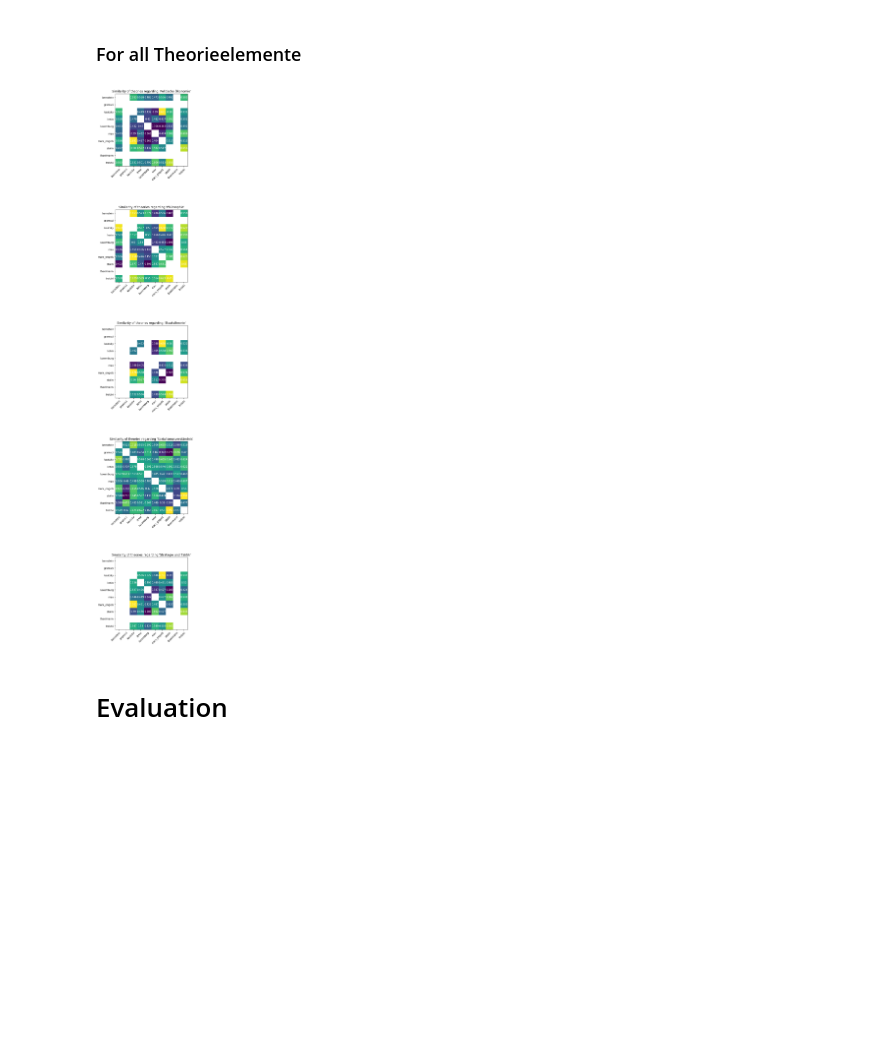
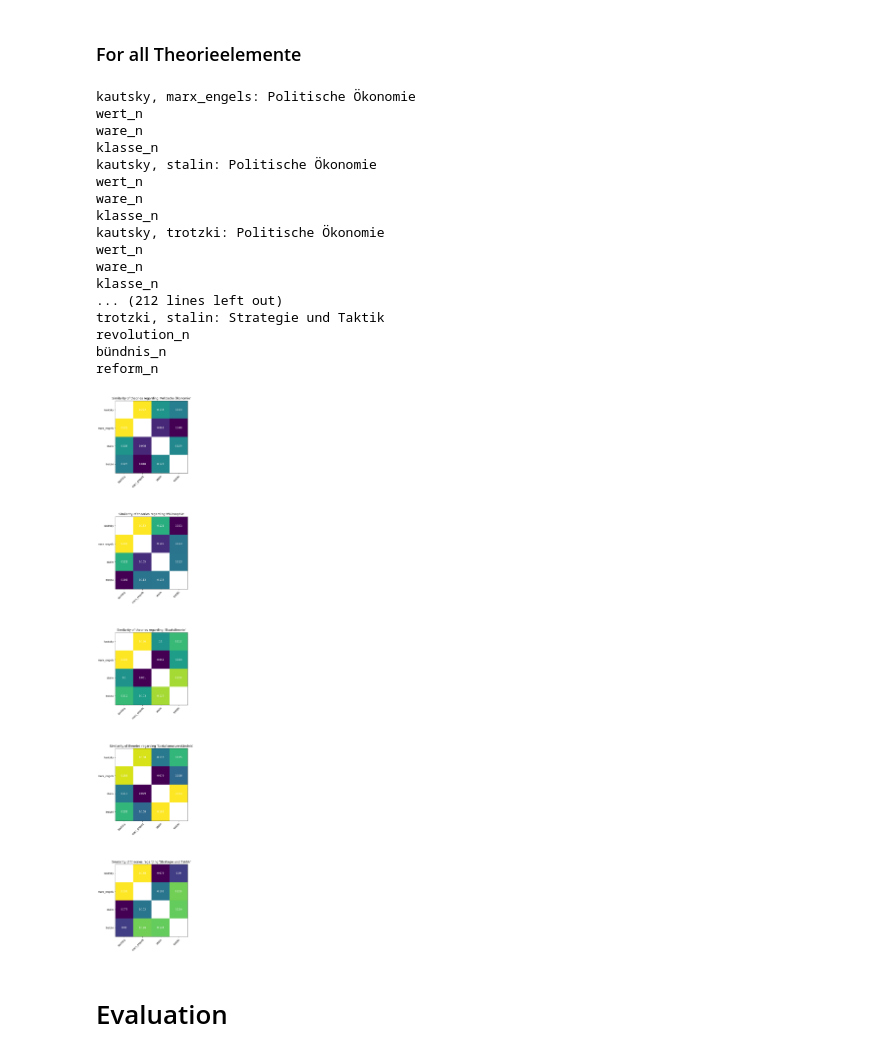
Before and after one commit to heinp/germarxcor, a Jupyter notebook: code/theory_embeddings.ipynb, the cells around one changed output. Cells and saved outputs as stored; diff of their text form; code cells hidden in the pictures; blank space fills up the shorter version.

Commit message:
analysis of models

```diff
--- a/code/theory_embeddings.ipynb
+++ b/code/theory_embeddings.ipynb
@@ -151,0 +217,11 @@ model = KeyedVectors.load("../models/all_annotated.model", mmap="r")
+# %%
+for pair in combs:
+    for i in range(len(terms)):
+        b = i*100
+        e = b+100
+        x_values = [i for i in range(100, 10001, 100)]
+        y_values = np.array(100*data["-".join(pair)][b:e])/np.array(x_values)
+        plt.plot(x_values, y_values)
+plt.xlabel("TopN compared")
+plt.ylabel("shared words (in %)")
+plt.savefig("figures/shared_words.pdf")
@@ -214,6 +320,7 @@ def rls(l1, l2):
 # %%
 def theory_similarity(a1, a2, element, method="cos", threshold=None):
-    if method not in ["cos", "rls", "aa"]:
+    print(f"{a1}, {a2}: {element}")
+    if method not in ["cos", "rls", "aa", "cnt", "cnt_p"]:
         raise ValueError(f"Method '{method}' does not exist")
 
     if method == "cos":
@@ -240,6 +347,11 @@ def theory_similarity(a1, a2, element, method="cos", threshold=None):
                 sim = model.similarity(f"{term}_{a1}", f"{term}_{a2}")
             except KeyError:
                 return np.nan
+        elif method == "cnt":
+            sim = 1- cosine(get_cnt_vector(term, models[a1]), get_cnt_vector(term, models[a2]))
+        elif method == "cnt_p":
+            print(term)
+            sim = 1- cosine(get_cnt_vector(term, models[a1], pmi=True), get_cnt_vector(term, models[a2], pmi=True))
         sims.append(sim)
 
     return sum(sims)/ len(sims)
@@ -286,17 +398,22 @@ plt.show()
 # %% [markdown]
 ### For all Theorieelemente
 # %%
-method = "cos"
 # "cos" for cosine similarity between most similar words
 # "rls" for ranked list similarity between most similar words
 # "aa"  for cosine between annotated keywords in model trained on whole corpus
+# "cnt" for cosine between count vectors
+method = "cnt_p"
 
-threshold = .4
 # minimal similarity for similar words to be taken into account
 # use None if it shouldnt be used
+threshold = None
 
-if method == "aa" and threshold is not None:
-    warn("threshold is not used with 'aa'.")
+these_authors = sorted(["marx_engels", "stalin", "trotzki", "kautsky"])
+# these_authors = sorted(["marx_engels", "stalin", "trotzki", "kautsky", "lenin", "gramsci", "luxemburg", "thaelmann", "bernstein", "mao"])
+
+
+if method in ["aa", "cnt", "cnt_p"] and threshold is not None:
+    warn(f"threshold is not used with '{method}'.")
 
 fig, axes = plt.subplots(len(all_terms), figsize=(10, 40))
 
@@ -304,9 +421,9 @@ results = defaultdict(lambda: defaultdict(lambda: defaultdict(float)))  # store
 
 for ax, elem in zip(axes, all_terms.keys()):
     all_sims = []
-    for a1 in authors:
+    for a1 in these_authors:
         values = []
-        for a2 in authors:
+        for a2 in these_authors:
             s1, s2 = sorted((a1, a2))
             if a1 == a2:
                 values.append(np.nan)
@@ -315,41 +432,58 @@ for ax, elem in zip(axes, all_terms.keys()):
                 v = theory_similarity(a1, a2, elem, method=method, threshold=threshold)
                 values.append(v)
                 results[elem][s1][s2] = v
         all_sims.append(values)
 
     ax.imshow(all_sims)
 
     # We want to show all ticks...
-    ax.set_xticks(np.arange(len(authors)))
-    ax.set_yticks(np.arange(len(authors)))
+    ax.set_xticks(np.arange(len(these_authors)))
+    ax.set_yticks(np.arange(len(these_authors)))
     # ... and label them with the respective list entries
-    ax.set_xticklabels(authors)
-    ax.set_yticklabels(authors)
+    ax.set_xticklabels(these_authors)
+    ax.set_yticklabels(these_authors)
 
     # Rotate the tick labels and set their alignment.
     plt.setp(ax.get_xticklabels(), rotation=45, ha="right",rotation_mode="anchor")
 
     # Loop over data dimensions and create text annotations.
-    for i in range(len(authors)):
-        for j in range(len(authors)):
+    for i in range(len(these_authors)):
+        for j in range(len(these_authors)):
             ax.text(j, i, round(all_sims[i][j], 3),
                            ha="center", va="center", color="w")
 
     ax.set_title(f"Similarity of theories regarding '{elem}'")
 
 method_label = method
-if threshold is not None and method != "aa":
+if threshold is not None and method not in  ["aa", "cnt", "cnt_p"]:
     method_label+= f"_t{int(threshold*10)}"
 
 #fig.tight_layout()
 plt.subplots_adjust(hspace=.6)
 plt.savefig(f"figures/similarity_heatmap_{method_label}.pdf")
 
 # store data
 with open(f"similarities_{method_label}.json", "w") as json_file:
     json.dump(results, json_file)
 # %% [output]
+kautsky, marx_engels: Politische Ökonomie
+wert_n
+ware_n
+klasse_n
+kautsky, stalin: Politische Ökonomie
+wert_n
+ware_n
+klasse_n
+kautsky, trotzki: Politische Ökonomie
+wert_n
+ware_n
+klasse_n
+... (212 lines left out)
+trotzki, stalin: Strategie und Taktik
+revolution_n
+bündnis_n
+reform_n
-[figure, old version]
+[figure, new version]
 # %% [markdown]
 # Evaluation
 # %% [markdown]
```
Also changed, not shown: parts of 13 cells of this notebook, 1 other file.
